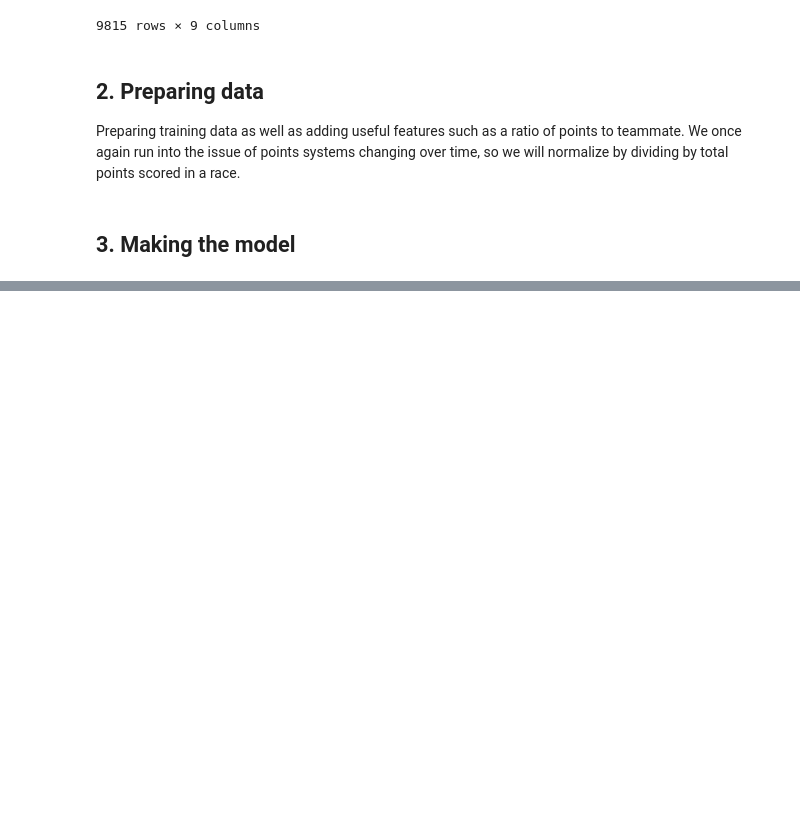
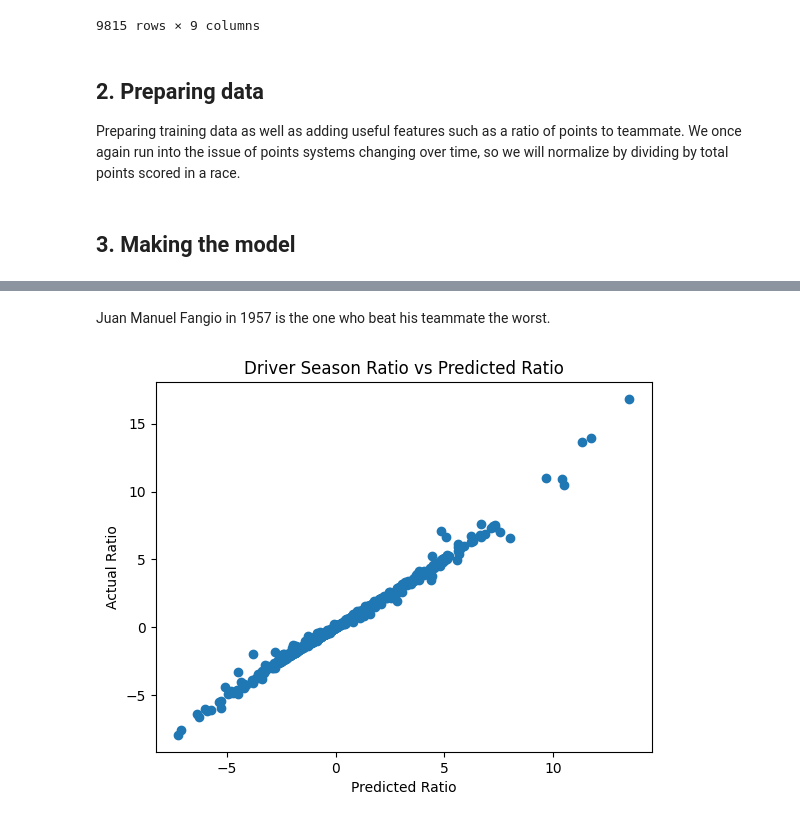
Before and after one commit to karloskarl/F1Analysis, a Jupyter notebook: dominantdriver.ipynb, the cells around one changed output, grey strips where cells are left out. Saved outputs shown, nothing was run; the diff lists cells and outputs as text; code cells hidden in the pictures; blank space fills up the shorter version.

Commit message:
Found season results

```diff
--- a/dominantdriver.ipynb
+++ b/dominantdriver.ipynb
@@ -48,6 +48,9 @@ def get_results(year1, year2=None):
 
     # Add a column of total points scored in that race by all drivers
     results_data['total_points_race'] = results_data.groupby('raceId')['points'].transform('sum')
+
+    # Add a year column from races.csv
+    results_data = pd.merge(results_data, races[['raceId', 'year']], on='raceId')
 
     return results_data
 
@@ -153,0 +159,23 @@ The driver who was predictd to dominate their teammate the most was Damon Hill a
+# %%
+# Calculate the total points difference for each driver over the season
+season_results = all_results.groupby(['driverId', 'year']).sum()
+season_results.reset_index(inplace=True)
+
+# Split the data into training and testing sets
+X_season = season_results.drop(columns=['points_difference_ratio'])
+y_season = season_results['points_difference_ratio']
+X_season_train, X_season_test, y_season_train, y_season_test = train_test_split(X_season, y_season, test_size=0.2, random_state=42)
+
+# Create the random forest regressor model for the season
+season_model = RandomForestRegressor(n_estimators=100, random_state=42)
+
+# Train the season model
+season_model.fit(X_season_train, y_season_train)
+
+# Make predictions on the test set for the season
+y_season_pred = season_model.predict(X_season_test)
+
+# Evaluate the season model
+mse_season = mean_squared_error(y_season_test, y_season_pred)
+r2_season = season_model.score(X_season_test, y_season_test)
+print("Mean Squared Error (Season):", mse_season, "R2 Score (Season):", r2_season)
@@ -153,0 +212,20 @@ The driver who was predictd to dominate their teammate the most was Damon Hill a
+# %% [markdown]
+Juan Manuel Fangio in 1957 is the one who beat his teammate the worst.
+# %%
+import matplotlib.pyplot as plt
+
+# Get the predicted season ratios
+predicted_ratios = season_model.predict(X_season)
+
+# Create the scatter plot
+plt.scatter(predicted_ratios, y_season)
+
+# Add labels and title
+plt.xlabel('Predicted Ratio')
+plt.ylabel('Actual Ratio')
+plt.title('Driver Season Ratio vs Predicted Ratio')
+
+# Show the plot
+plt.show()
+# %% [output]
+[figure, added]
```
Also changed, not shown: parts of 6 cells of this notebook.
